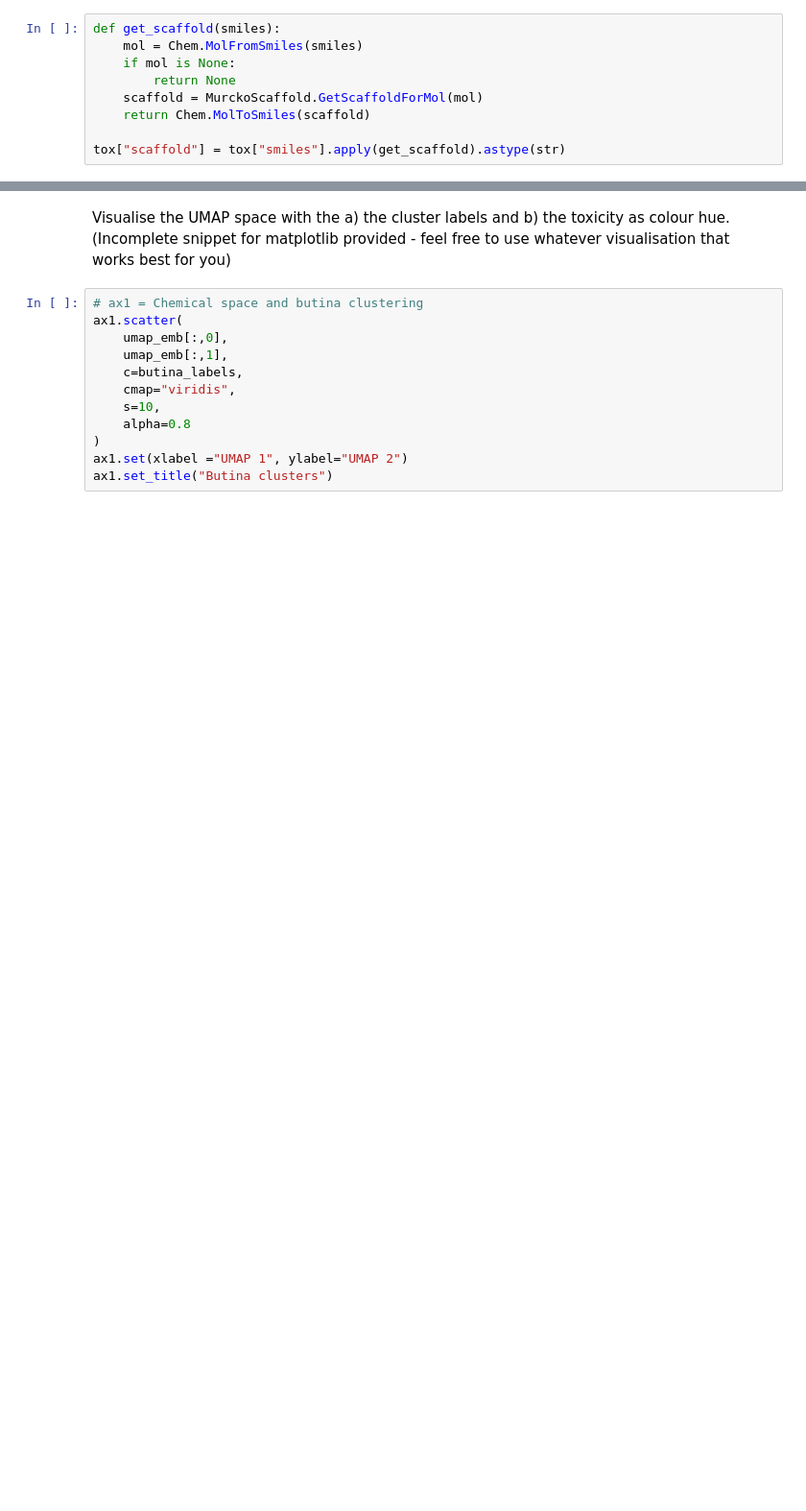
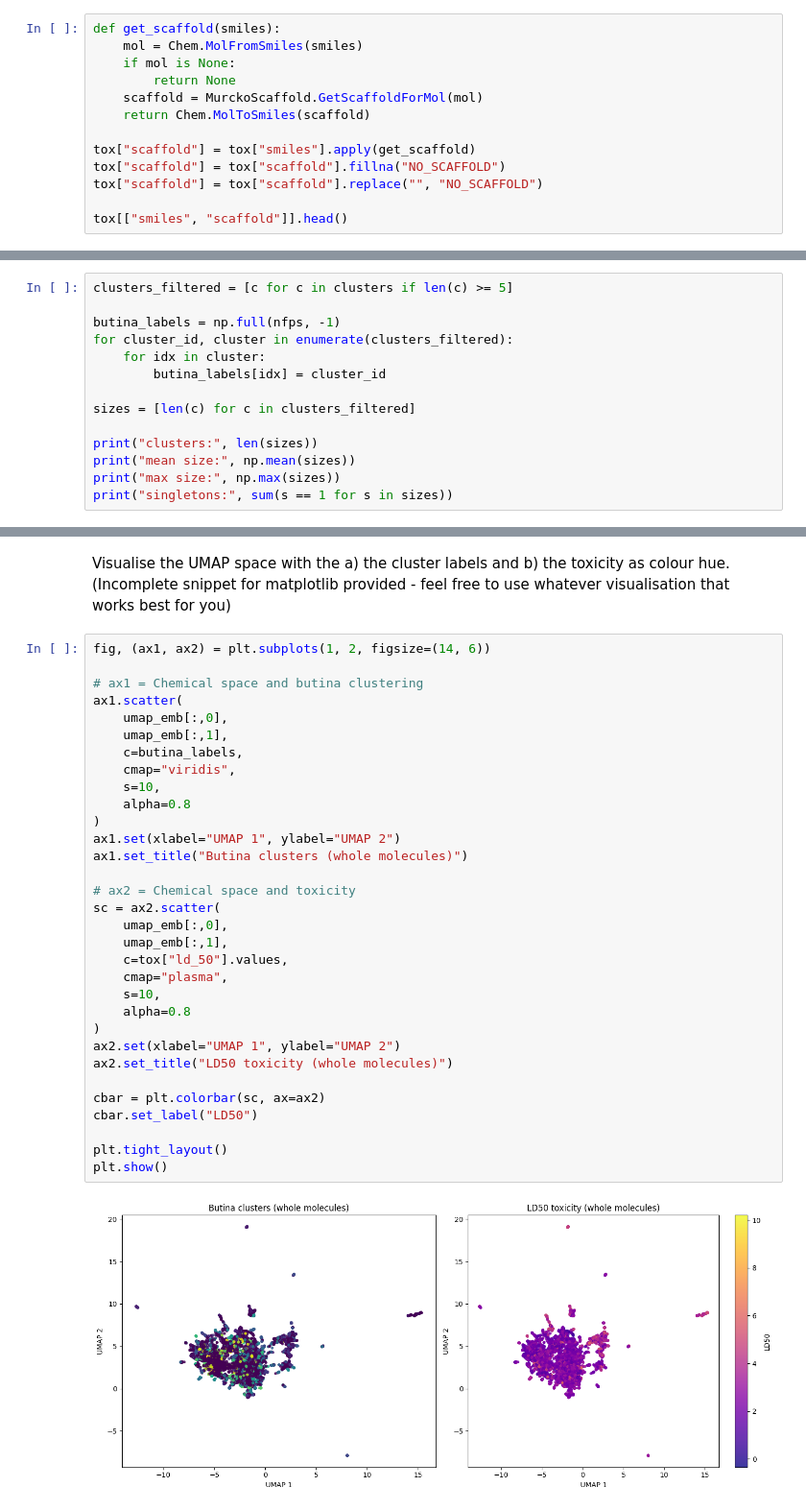
Before and after one commit to shim24/DSA104, a Jupyter notebook: assignments/assignment03/3_OHE_toxicity.ipynb, the cells around one changed output, grey strips where cells are left out. Shown at 96% size. Cells and saved outputs as stored; diff of their text form; blank space fills up the shorter version.

```diff
--- a/assignments/assignment03/3_OHE_toxicity.ipynb
+++ b/assignments/assignment03/3_OHE_toxicity.ipynb
@@ -90,4 +132,8 @@ def get_scaffold(smiles):
     scaffold = MurckoScaffold.GetScaffoldForMol(mol)
     return Chem.MolToSmiles(scaffold)
 
-tox["scaffold"] = tox["smiles"].apply(get_scaffold).astype(str)
+tox["scaffold"] = tox["smiles"].apply(get_scaffold)
+tox["scaffold"] = tox["scaffold"].fillna("NO_SCAFFOLD")
+tox["scaffold"] = tox["scaffold"].replace("", "NO_SCAFFOLD")
+
+tox[["smiles", "scaffold"]].head()
@@ -154,0 +370,14 @@ print("singletons:", sum(s == 1 for s in sizes))
+# %%
+clusters_filtered = [c for c in clusters if len(c) >= 5]
+
+butina_labels = np.full(nfps, -1)
+for cluster_id, cluster in enumerate(clusters_filtered):
+    for idx in cluster:
+        butina_labels[idx] = cluster_id
+
+sizes = [len(c) for c in clusters_filtered]
+
+print("clusters:", len(sizes))
+print("mean size:", np.mean(sizes))
+print("max size:", np.max(sizes))
+print("singletons:", sum(s == 1 for s in sizes))
@@ -170,14 +403,36 @@ umap_emb = reducer.fit_transform(fp_array)
 # %% [markdown]
 Visualise the UMAP space with the a) the cluster labels and b) the toxicity as colour hue. (Incomplete snippet for matplotlib provided - feel free to use whatever visualisation that works best for you)
 # %%
+fig, (ax1, ax2) = plt.subplots(1, 2, figsize=(14, 6))
+
 # ax1 = Chemical space and butina clustering
 ax1.scatter(
     umap_emb[:,0],
     umap_emb[:,1],
     c=butina_labels,
     cmap="viridis",
     s=10,
     alpha=0.8
 )
-ax1.set(xlabel ="UMAP 1", ylabel="UMAP 2")
-ax1.set_title("Butina clusters")
+ax1.set(xlabel="UMAP 1", ylabel="UMAP 2")
+ax1.set_title("Butina clusters (whole molecules)")
+
+# ax2 = Chemical space and toxicity
+sc = ax2.scatter(
+    umap_emb[:,0],
+    umap_emb[:,1],
+    c=tox["ld_50"].values,
+    cmap="plasma",
+    s=10,
+    alpha=0.8
+)
+ax2.set(xlabel="UMAP 1", ylabel="UMAP 2")
+ax2.set_title("LD50 toxicity (whole molecules)")
+
+cbar = plt.colorbar(sc, ax=ax2)
+cbar.set_label("LD50")
+
+plt.tight_layout()
+plt.show()
+# %% [output]
+[figure, added]
```
Also changed, not shown: parts of 44 cells of this notebook.
